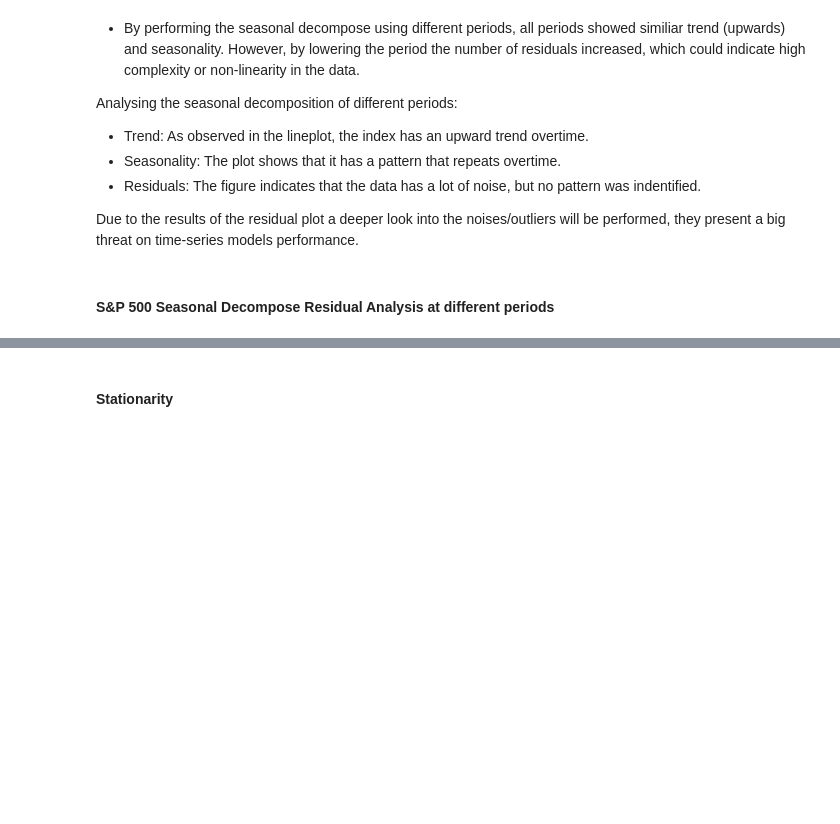
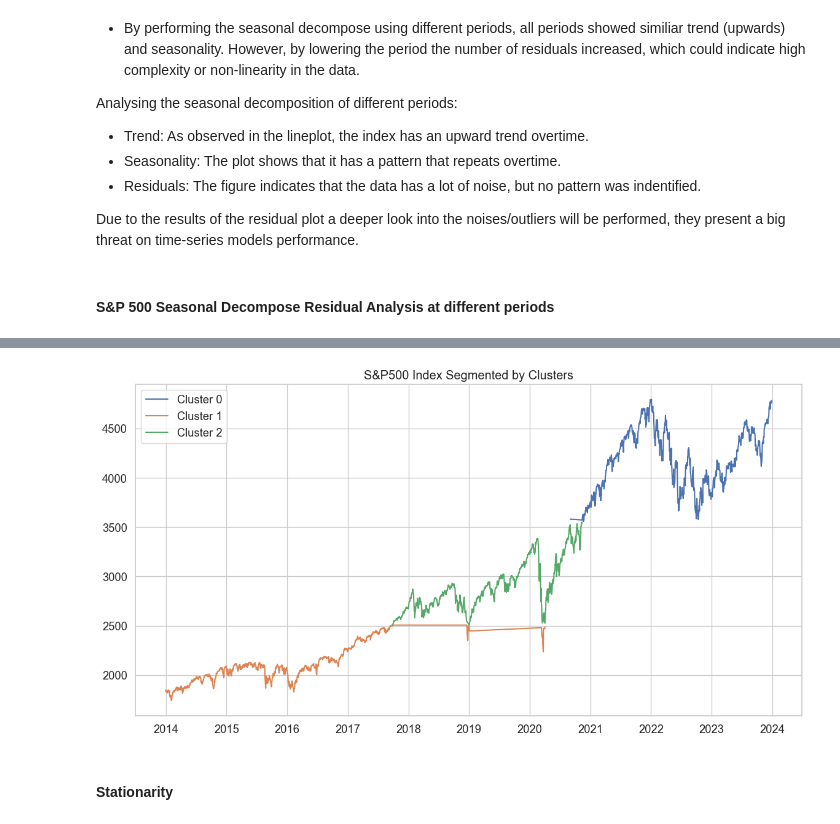
Before and after one commit to nozomu2020264/MSc-Capstone-Project, a Jupyter notebook: Capstone Project - Nozomu - 2020264.ipynb, the cells around one changed output, grey strips where cells are left out. Drawn from its saved outputs; the diff is of its cells as text; code cells hidden in the pictures; blank space fills up the shorter version.

```diff
--- a/Capstone Project - Nozomu - 2020264.ipynb
+++ b/Capstone Project - Nozomu - 2020264.ipynb
@@ -476,3 +535,30 @@ The implications of this is that the selection of time series models need to be
+# %%
+from sklearn.preprocessing import StandardScaler
+
+df_BF1 = df_BF.copy()
+
+scaler = StandardScaler()
+scaled_features = scaler.fit_transform(df_BF1)
+# %%
+from sklearn.cluster import KMeans
+
+# Assuming there are 3 clusters (based on histogram)??? Can be tunned
+kmeans = KMeans(n_clusters=3, random_state=0).fit(scaled_features)
+
+# The cluster assignments for each data point
+clusters = kmeans.labels_
+# %%
+df_BF1['cluster'] = clusters
+
+plt.figure(figsize=(14, 7))
+for cluster in set(clusters):
+    plt.plot(df_BF1.index[df_BF1['cluster'] == cluster], df_BF1['Close'][df_BF1['cluster'] == cluster], label=f'Cluster {cluster}')
+
+plt.legend()
+plt.title('S&P500 Index Segmented by Clusters')
+plt.show()
+# %% [output]
+[figure, added]
 # %% [markdown]
 #### Stationarity
 # %%
```
Also changed, not shown: parts of 39 cells of this notebook.
